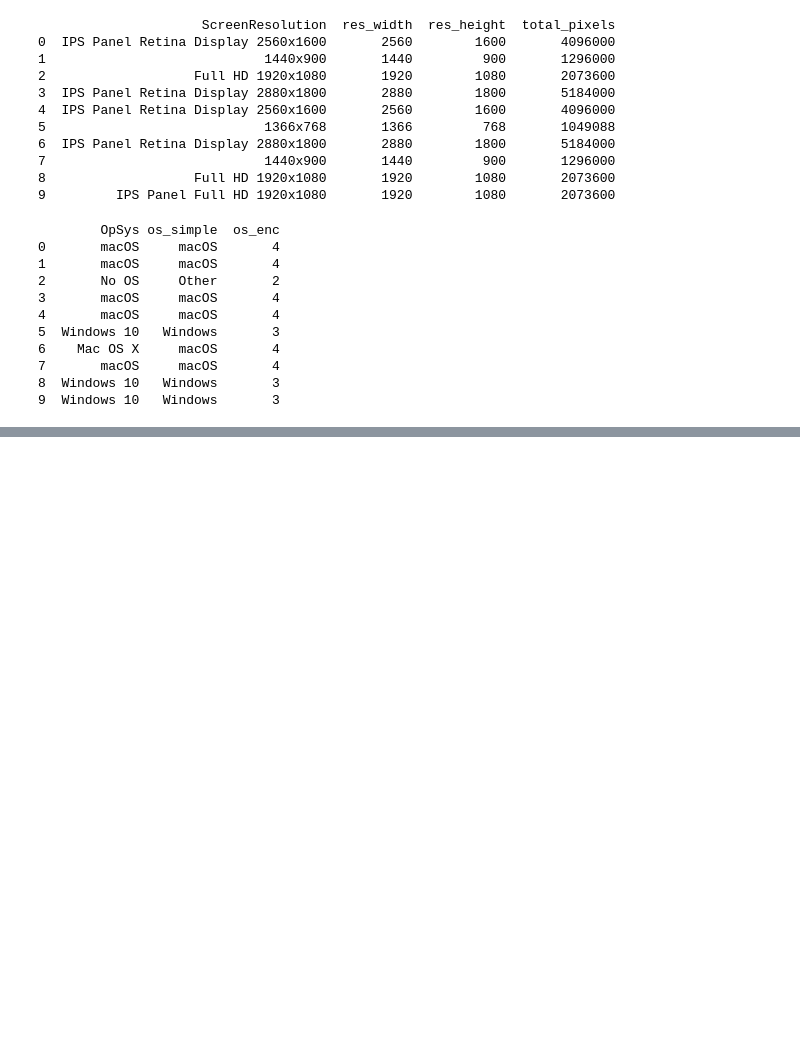
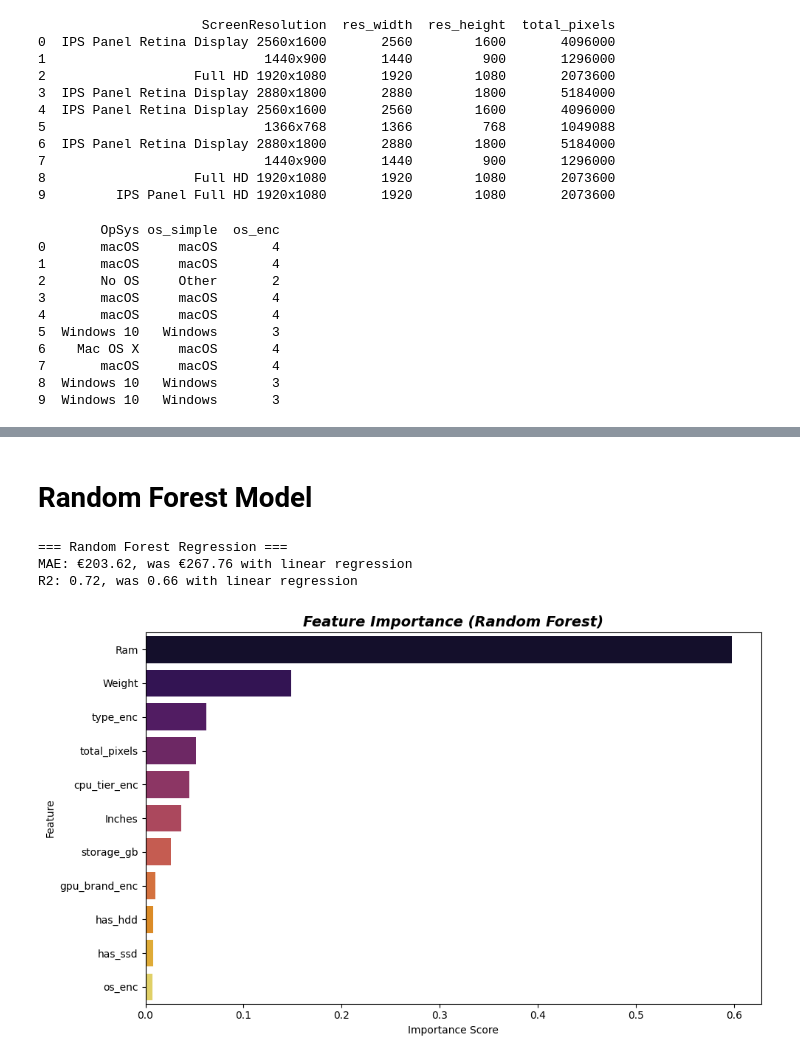
Before and after one commit to luongtheduc1605/Laptop-Price-Analysis, a Jupyter notebook: laptop_analysis.ipynb, the cells around one changed output, grey strips where cells are left out. Drawn from its saved outputs; the diff is of its cells as text; code cells hidden in the pictures; blank space fills up the shorter version.

Commit message:
Finish with Linear Regression v2 and Random Forest Model

```diff
--- a/laptop_analysis.ipynb
+++ b/laptop_analysis.ipynb
@@ -664,0 +692,35 @@ print(df[["OpSys", "os_simple", "os_enc"]].head(10))
+# %% [markdown]
+# Random Forest Model
+# %%
+from sklearn.ensemble import RandomForestRegressor
+#RandomForest is a more complex model that can capture non-linear relationships and interactions between features
+
+rf_model = RandomForestRegressor(n_estimators=1000, random_state=102)
+#n_estimators is the number of trees in the forest, more is better but take longer to train
+rf_model.fit(x2_train, y2_train)
+rf_pred = rf_model.predict(x2_test)
+
+mae_rf = mean_absolute_error(y2_test, rf_pred)
+r2_rf = r2_score(y2_test, rf_pred)
+
+print("=== Random Forest Regression ===")
+print(f"MAE: €{mae_rf:.2f}, was €{mae2:.2f} with linear regression")
+print(f"R2: {r2_rf:.2f}, was {r2_2:.2f} with linear regression")
+# %% [output]
+=== Random Forest Regression ===
+MAE: €203.62, was €267.76 with linear regression
+R2: 0.72, was 0.66 with linear regression
+# %%
+importances = pd.Series(rf_model.feature_importances_, index=x2.columns)
+#feature_importances_ is an attribute of the trained random forest model that gives the importance score for each feature, higher means more important
+importances = importances.sort_values(ascending=False)
+
+plt.figure(figsize=(10,6))
+sns.barplot(x=importances.values, y=importances.index, palette="inferno", hue=importances.index) #or magma, plasma, viridis, cividis
+plt.title("Feature Importance (Random Forest)", fontweight="bold", fontstyle="italic", fontsize=14)
+plt.xlabel("Importance Score")
+plt.ylabel("Feature")
+plt.tight_layout()
+plt.show()
+# %% [output]
+[figure, added]
```
Also changed, not shown: parts of 5 cells of this notebook.
